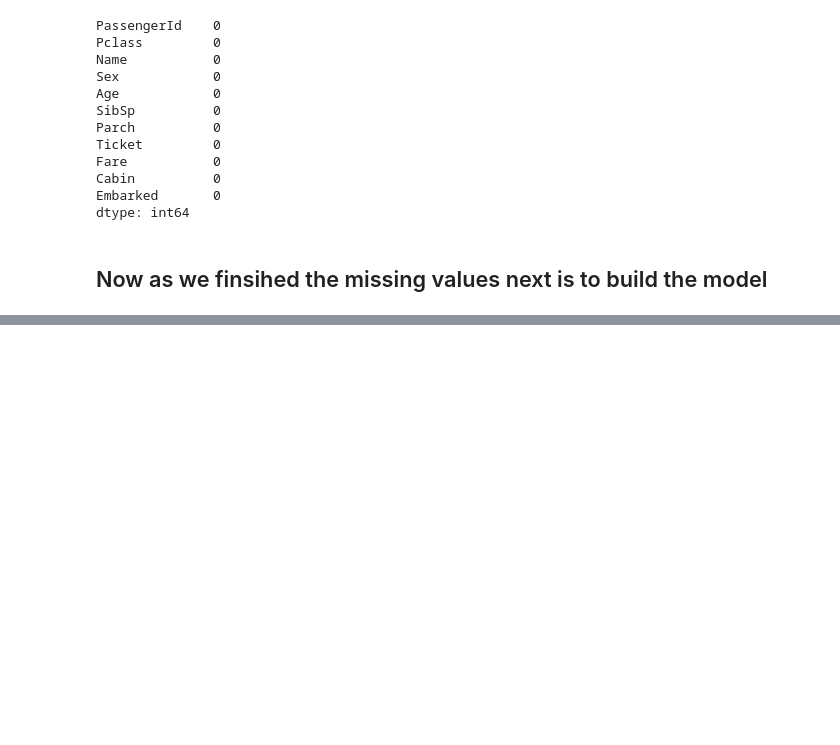
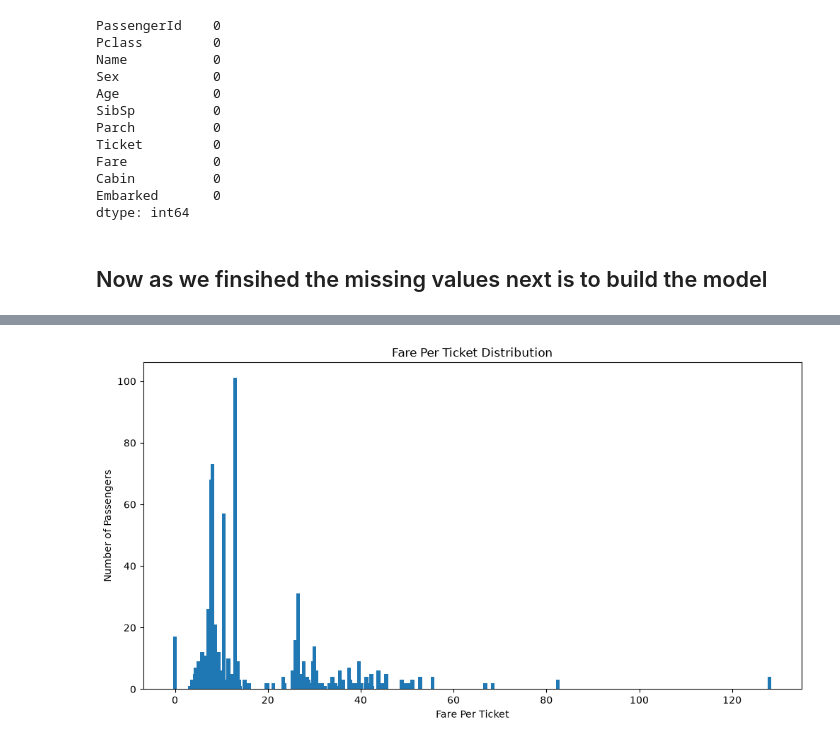
Before and after one commit to Alisa-24/titanic-survival-prediction, a Jupyter notebook: notebook/main.ipynb, the cells around one changed output, grey strips where cells are left out. Saved outputs shown, nothing was run; the diff lists cells and outputs as text; code cells hidden in the pictures; blank space fills up the shorter version.

Commit message:
doen the feature engineering and made the columns with less unique values to feed the ml model

```diff
--- a/notebook/main.ipynb
+++ b/notebook/main.ipynb
@@ -258,0 +326,3 @@ dtype: int64
+# %%
+combined_pd['Title'] = titles
+combined_pd[['Name', 'Title']].head()
@@ -258,0 +338,11 @@ dtype: int64
+# %%
+bins = [0, 5, 12, 18, 30, 50, 65, np.inf]
+labels = ['Baby', 'Child', 'Teen', 'Young Adult', 'Adult', 'Senior', 'Elderly']
+
+combined_pd['AgeGroup'] = pd.cut(
+    combined_pd['Age'],
+    bins=bins,
+    labels=labels
+)
+
+combined_pd['AgeGroup'].value_counts()
@@ -258,0 +359,5 @@ dtype: int64
+# %%
+combined_pd['TicketGroupSize'] = combined_pd.groupby('Ticket')['Ticket'].transform('count')
+print(combined_pd['TicketGroupSize'].value_counts())
+
+combined_pd['FarePerTicket'] = combined_pd['Fare'] / combined_pd['TicketGroupSize']
@@ -258,0 +376,12 @@ dtype: int64
+# %%
+fare_counts = combined_pd['FarePerTicket'].value_counts().sort_index()
+
+plt.figure(figsize=(12, 6))
+plt.bar(fare_counts.index, fare_counts.values)
+
+plt.title('Fare Per Ticket Distribution')
+plt.xlabel('Fare Per Ticket')
+plt.ylabel('Number of Passengers')
+plt.show()
+# %% [output]
+[figure, added]
```
Also changed, not shown: parts of 13 cells of this notebook.
